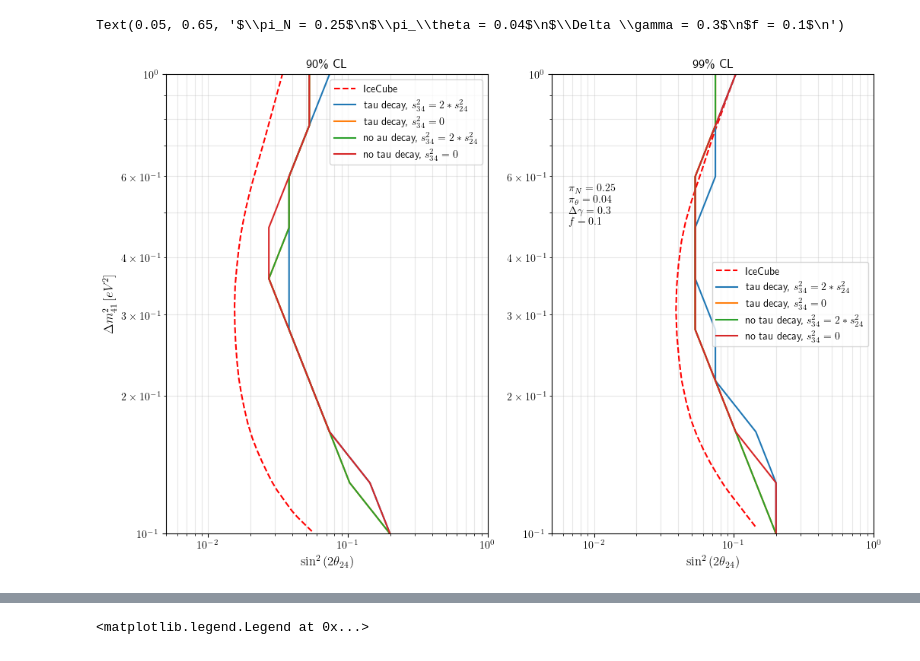
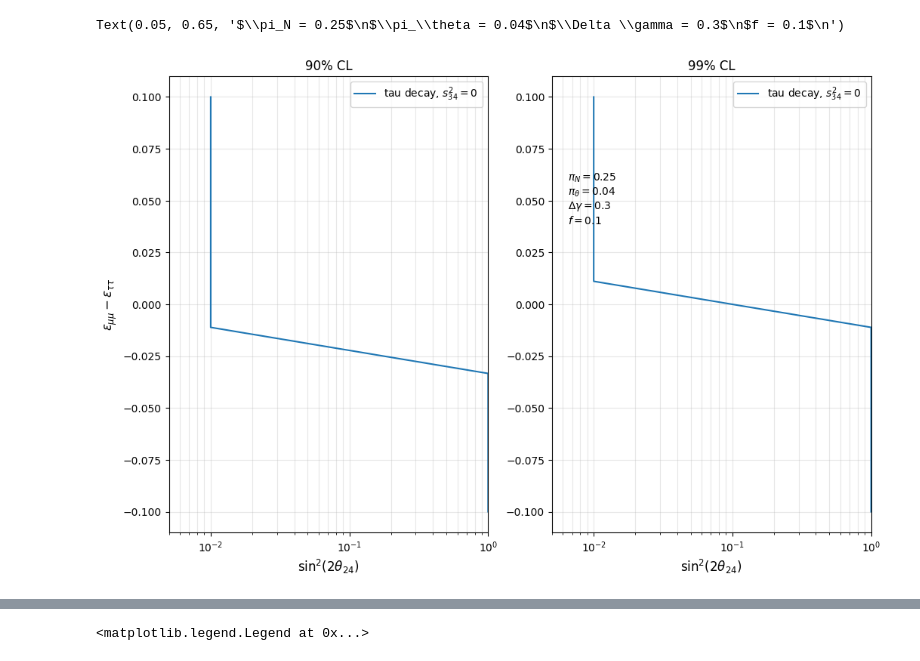
Before and after one commit to Sjoeborg/thesis, a Jupyter notebook: event_processing_nsi.ipynb, the cells around one changed output, grey strips where cells are left out. Drawn from its saved outputs; the diff is of its cells as text; code cells hidden in the pictures.

```diff
--- a/event_processing_nsi.ipynb
+++ b/event_processing_nsi.ipynb
@@ -75,17 +92,10 @@ if not precomputed_events:
     p.close()
     H0_events = sim_events(alpha=alpha,npoints=N,params=param_list[0], null=True, multi=False, spectral_shift=[False, np.median(Ereco), 0], tau=tau)
 
-    if len(s34_range) > 1:
-        pickle.dump(H1_events_list,open(f'./pre_computed/H1_34_N{N}_{len(dm41_range)}x{len(s24_range)}x{len(s34_range)}_{tau_str}_{nsi_str}_s34_eq_s24.p','wb'))
-    else:
-        pickle.dump(H1_events_list,open(f'./pre_computed/H1_no34_N{N}_{len(dm41_range)}x{len(s24_range)}_{tau_str}_{nsi_str}.p','wb'))
+    pickle.dump(H1_events_list,open(f'./pre_computed/H1_34_N{N}_{len(emm_range)}x{len(s24_range)}_{tau_str}_{nsi_str}.p','wb'))
     pickle.dump(H0_events,open(f'./pre_computed/H0_N{N}.p','wb'))
 
-
-if len(s34_range) > 1:
-    H1_events_list = pickle.load(open(f'./pre_computed/H1_34_N{N}_{len(dm41_range)}x{len(s24_range)}x{len(s34_range)}_{tau_str}_{nsi_str}_s34_eq_s24.p','rb'))
-else:
-    H1_events_list = pickle.load(open(f'./pre_computed/H1_no34_N{N}_{len(dm41_range)}x{len(s24_range)}_{tau_str}_{nsi_str}.p','rb'))
+    H1_events_list = pickle.load(open(f'./pre_computed/H1_no34_N{N}_{len(emm_range)}x{len(s24_range)}_{tau_str}_{nsi_str}.p','rb'))
 H0_events = pickle.load(open(f'./pre_computed/H0_N{N}.p','rb'))
 
 
@@ -99,5 +107,5 @@ NameError: name 'tau' is not defined
 sigma_a = 0.25
 sigma_b = 0.04
 f = 0.1
-deltachi, best_index, H1_chisq,H0_chisq = get_deltachi(H1_list_normalized, H0_normalized,dm41_range,s24_range,delta_T,[sigma_a,sigma_b],f,x0=[1,0,0])
-s24_cl90, s24_cl99, dm41_cl90, dm41_cl99 = get_contour(deltachi, dm41_range,s24_range)
+deltachi, best_index, H1_chisq,H0_chisq = get_deltachi(H1_list_normalized, H0_normalized,emm_range,s24_range,delta_T,[sigma_a,sigma_b],f,x0=[1,0,0])
+s24_cl90, s24_cl99, emm_cl90, emm_cl99 = get_contour(deltachi, emm_range,s24_range)
@@ -117,45 +149,39 @@ param_list[best_index]
 # %%
 #s24_cl90_notau_s24, s24_cl99_notau_s24, dm41_cl90_notau_s24, dm41_cl99_notau_s24= s24_cl90, s24_cl99, dm41_cl90, dm41_cl99
 #s24_cl90_notau_2s34, s24_cl99_notau_2s34, dm41_cl90_notau_2s34, dm41_cl99_notau_2s34= s24_cl90, s24_cl99, dm41_cl90, dm41_cl99
-#s24_cl90_tau_s24, s24_cl99_tau_s24, dm41_cl90_tau_s24, dm41_cl99_tau_s24= s24_cl90, s24_cl99, dm41_cl90, dm41_cl99
-s24_cl90_tau_2s34, s24_cl99_tau_2s34, dm41_cl90_tau_2s34, dm41_cl99_tau_2s34= s24_cl90, s24_cl99, dm41_cl90, dm41_cl99
+s24_cl90_tau, s24_cl99_tau, emm_cl90_tau, emm_cl99_tau= s24_cl90, s24_cl99, emm_cl90, emm_cl99
+#s24_cl90_tau_2s34, s24_cl99_tau_2s34, dm41_cl90_tau_2s34, dm41_cl99_tau_2s34= s24_cl90, s24_cl99, dm41_cl90, dm41_cl99
 # %%
 fig,ax = plt.subplots(1,2,figsize=(12,8))
 
-#ax[0].plot(giunti_contour_cl90.s24, giunti_contour_cl90.dm41, label='Giunti et al. (90% CL)',c='b')
-ax[0].plot(IC_contour_cl90.s24, IC_contour_cl90.dm41, label='IceCube',c='red',ls='--')
-ax[0].plot(s24_cl90_tau_2s34, dm41_cl90_tau_2s34, label='tau decay, $s_{34}^2=2*s_{24}^2$ ')
-ax[0].plot(s24_cl90_tau_s24, dm41_cl90_tau_s24, label='tau decay, $s_{34}^2=0$ ')
-ax[0].plot(s24_cl90_notau_2s34, dm41_cl90_notau_2s34, label='no au decay, $s_{34}^2=2*s_{24}^2$ ')
-ax[0].plot(s24_cl90_notau_s24, dm41_cl90_notau_s24, label='no tau decay, $s_{34}^2=0$ ')
 
-#ax[1].plot(giunti_contour_cl99.s24, giunti_contour_cl99.dm41, label='Giunti et al. (99% CL)',ls='solid',c='b')
-ax[1].plot(IC_contour_cl99.s24, IC_contour_cl99.dm41, label='IceCube',c='red',ls='--')
-ax[1].plot(s24_cl99_tau_2s34, dm41_cl99_tau_2s34, label='tau decay, $s_{34}^2=2*s_{24}^2$ ')
-ax[1].plot(s24_cl99_tau_s24, dm41_cl99_tau_s24, label='tau decay, $s_{34}^2=0$ ')
-ax[1].plot(s24_cl99_notau_2s34, dm41_cl99_notau_2s34, label='no tau decay, $s_{34}^2=2*s_{24}^2$')
-ax[1].plot(s24_cl99_notau_s24, dm41_cl99_notau_s24, label='no tau decay, $s_{34}^2=0$')
+ax[0].plot(s24_cl90_tau, emm_cl90_tau, label='tau decay, $s_{34}^2=0$ ')
+#ax[0].plot(s24_cl90_notau, dm41_cl90_notau, label='no tau decay, $s_{34}^2=0$ ')
+
+
+ax[1].plot(s24_cl99_tau, emm_cl99_tau, label='tau decay, $s_{34}^2=0$ ')
+#ax[1].plot(s24_cl99_notau, dm41_cl99_notau, label='no tau decay, $s_{34}^2=0$')
 
 ax[0].set_xscale('log')
 ax[1].set_xscale('log')
-ax[0].set_yscale('log')
-ax[1].set_yscale('log')
+#ax[0].set_yscale('log')
+#ax[1].set_yscale('log')
 ax[0].set_xlim((5e-3, 1))
 ax[1].set_xlim((5e-3, 1))
-ax[0].set_ylim((1e-1,1))
-ax[1].set_ylim((1e-1,1))
+#ax[0].set_ylim((1e-1,1))
+#ax[1].set_ylim((1e-1,1))
 ax[0].set_xlabel('$\sin^2{(2\\theta_{24})}$', fontsize=12)
 ax[1].set_xlabel('$\sin^2{(2\\theta_{24})}$', fontsize=12)
-ax[0].set_ylabel('$\\Delta m^2_{41} \, [eV^2]$', fontsize=12)
+ax[0].set_ylabel('$\\varepsilon_{\\mu\\mu} - \\varepsilon_{\\tau\\tau}$', fontsize=12)
 ax[0].grid(True, which='both', alpha=0.3)
 ax[1].grid(True, which='both', alpha=0.3)
-ax[0].set_title('90\% CL')
-ax[1].set_title('99\% CL')
+ax[0].set_title('90% CL')
+ax[1].set_title('99% CL')
 
 ax[0].legend()
 ax[1].legend()
 plt.annotate(f'$\pi_N = {sigma_a}$\n$\pi_\\theta = {sigma_b}$\n$\Delta \gamma = {gamma}$\n$f = {f}$\n',
         xy=(0.05, 0.65), xycoords='axes fraction')
 # %% [output]
 Text(0.05, 0.65, '$\\pi_N = 0.25$\n$\\pi_\\theta = 0.04$\n$\\Delta \\gamma = 0.3$\n$f = 0.1$\n')
-[figure, old version]
+[figure, new version]
```
Also changed, not shown: parts of 10 cells of this notebook, 16 other files.
